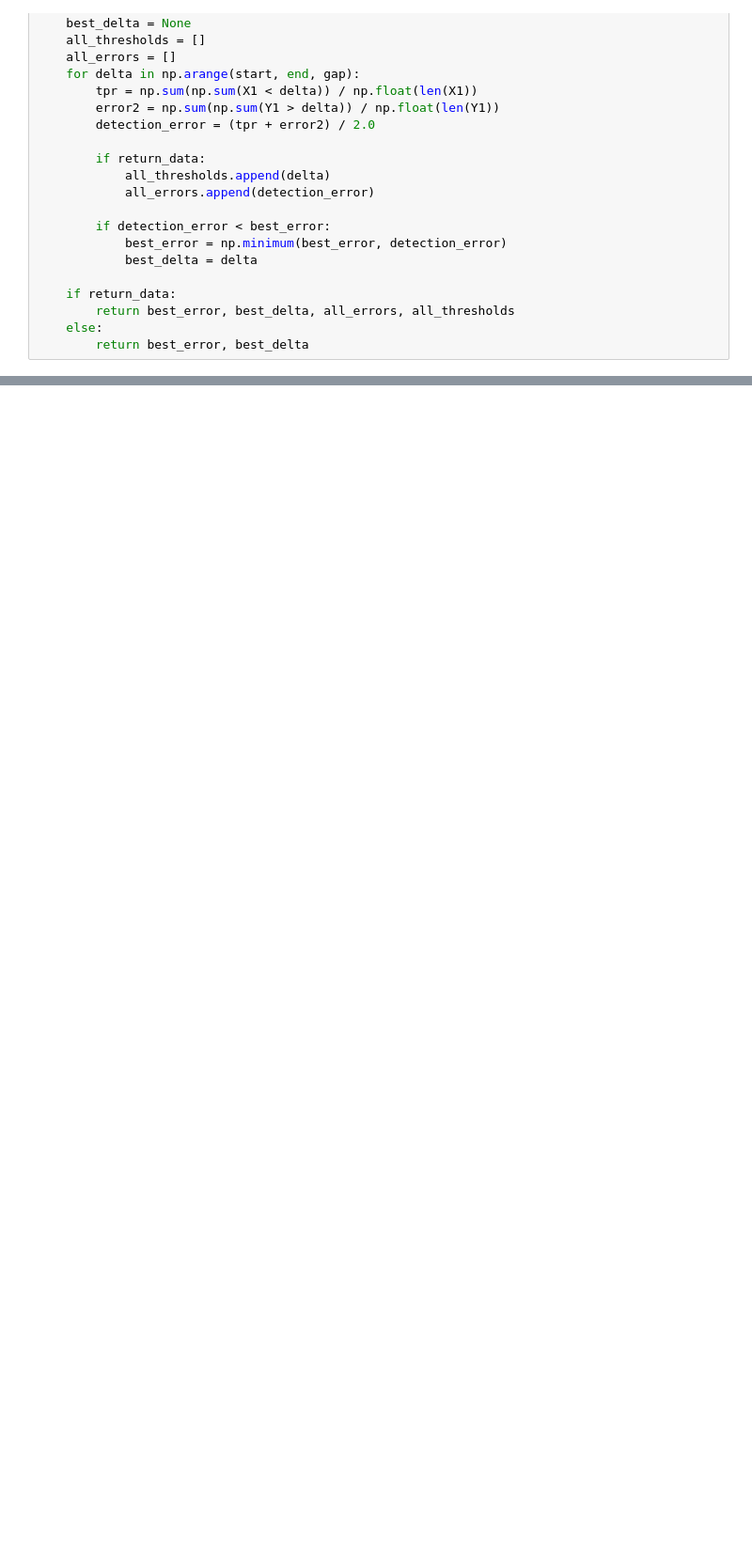
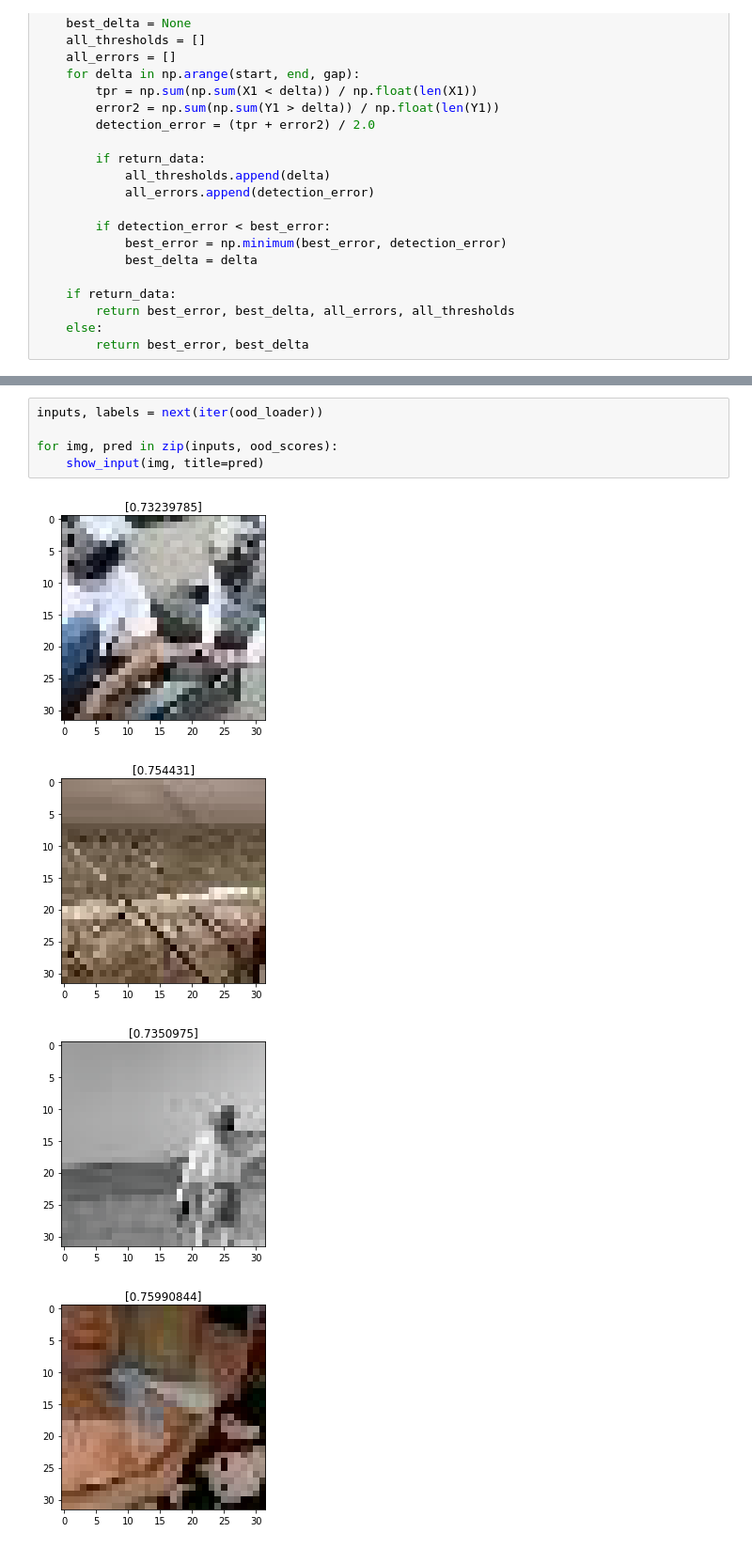
Before and after one commit to AstrakhantsevaAA/confidence_estimation_resnet, a Jupyter notebook: ood_detection_resnet.ipynb, the cells around one changed output, grey strips where cells are left out. Shown at 94% size. Saved outputs shown, nothing was run; the diff lists cells and outputs as text; blank space fills up the shorter version.

```diff
--- a/ood_detection_resnet.ipynb
+++ b/ood_detection_resnet.ipynb
@@ -297,0 +359,10 @@ plt.savefig(f'plots/confidence_hist_{mode}.png')
+# %%
+inputs, labels = next(iter(ood_loader))
+
+for img, pred in zip(inputs, ood_scores):
+    show_input(img, title=pred)
+# %% [output]
+[figure, added]
+[figure, added]
+[figure, added]
+[figure, added]
```
Also changed, not shown: parts of 8 cells of this notebook.
